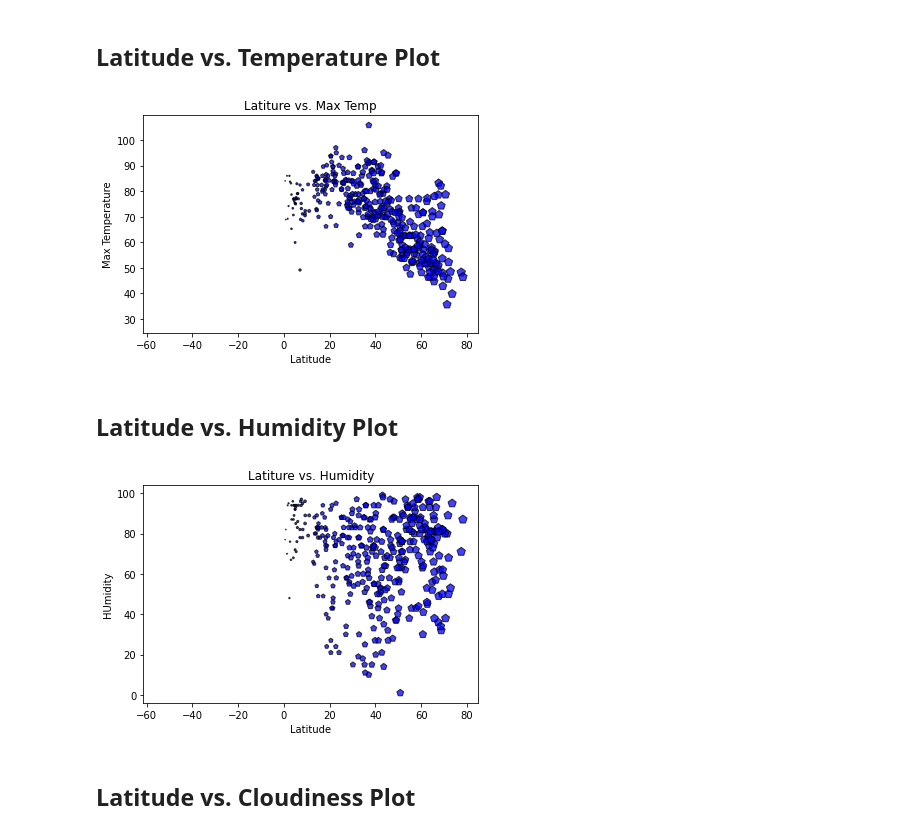
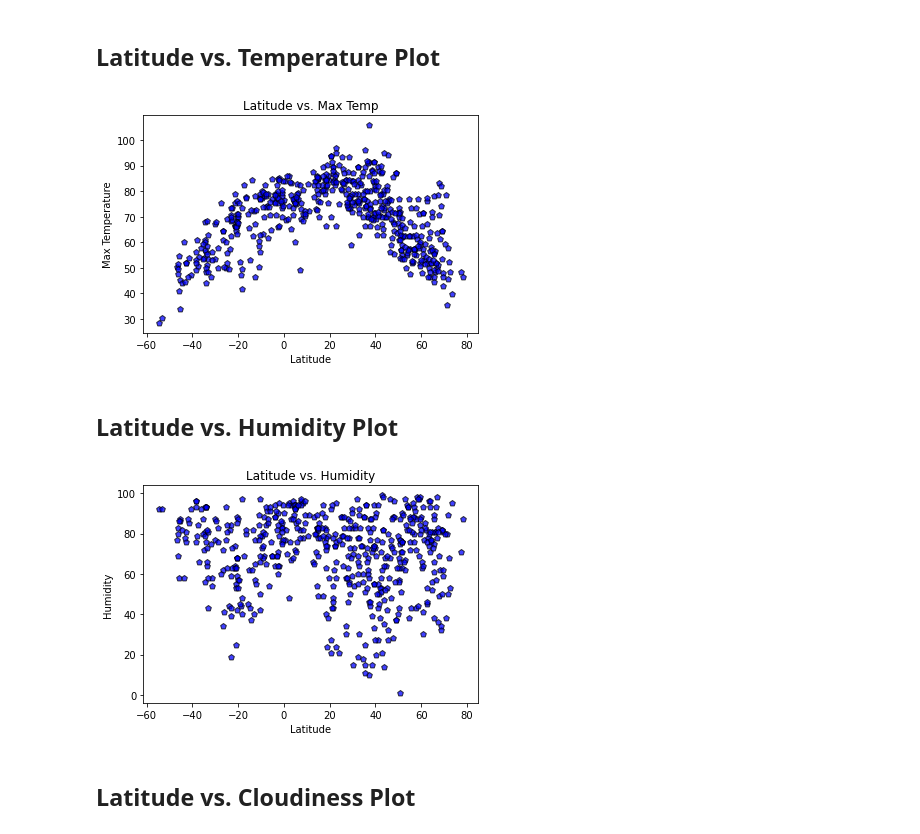
Before and after one commit to kwelter23/python_APIs, a Jupyter notebook: WeatherPy.ipynb/WeatherPy.ipynb, the cells around one changed output. Cells and saved outputs as stored; diff of their text form; code cells hidden in the pictures.

```diff
--- a/WeatherPy.ipynb/WeatherPy.ipynb
+++ b/WeatherPy.ipynb/WeatherPy.ipynb
@@ -203,7 +203,7 @@ city_weather_data_df
 558 rows × 9 columns
 # %%
 #  Get the indices of cities that have humidity over 100%.
-find_humidity_outliers = city_weather_data_df[city_weather_data_df['Humidity'] == 100 ].index
+find_humidity_outliers = city_weather_data_df[city_weather_data_df['Humidity'] > 100 ].index
 #find_humidity_outliers
 # %%
 # Make a new DataFrame equal to the city data to drop all humidity outliers by index.
@@ -244,30 +260,28 @@ relevantcity_output_data_file = "output_data/cities.csv"
 x_axis = relevant_city_data_df ["Lat"]
 y_axis = relevant_city_data_df ["Max_Temp"]
 
-plt.scatter(x_axis, y_axis, marker="p", facecolors="blue", edgecolors="black",
-            s=x_axis, alpha=0.75)
-plt.title("Latiture vs. Max Temp")
+plt.scatter(x_axis, y_axis, marker="p", facecolors="blue", edgecolors="black",alpha=0.75)
+plt.title("Latitude vs. Max Temp")
 plt.xlabel("Latitude")
 plt.ylabel("Max Temperature")
 plt.show()
 # %% [output]
-[figure, old version]
+[figure, new version]
 # %% [markdown]
 ## Latitude vs. Humidity Plot
 # %%
 # Generate a scatter plot of average tumor volume vs. mouse weight for the Capomulin regimen.
 # Note: this means mouse weight goes on the x-axis, with average tumor volume on the y-axis.
 x_axis = relevant_city_data_df ["Lat"]
 y_axis = relevant_city_data_df ["Humidity"]
 
-plt.scatter(x_axis, y_axis, marker="p", facecolors="blue", edgecolors="black",
-            s=x_axis, alpha=0.75)
-plt.title("Latiture vs. Humidity")
+plt.scatter(x_axis, y_axis, marker="p", facecolors="blue", edgecolors="black", alpha=0.75)
+plt.title("Latitude vs. Humidity")
 plt.xlabel("Latitude")
 plt.ylabel("Humidity")
 plt.show()
 # %% [output]
-[figure, old version]
+[figure, new version]
 # %% [markdown]
 ## Latitude vs. Cloudiness Plot
 # %%
```
Also changed, not shown: parts of 14 cells of this notebook.
